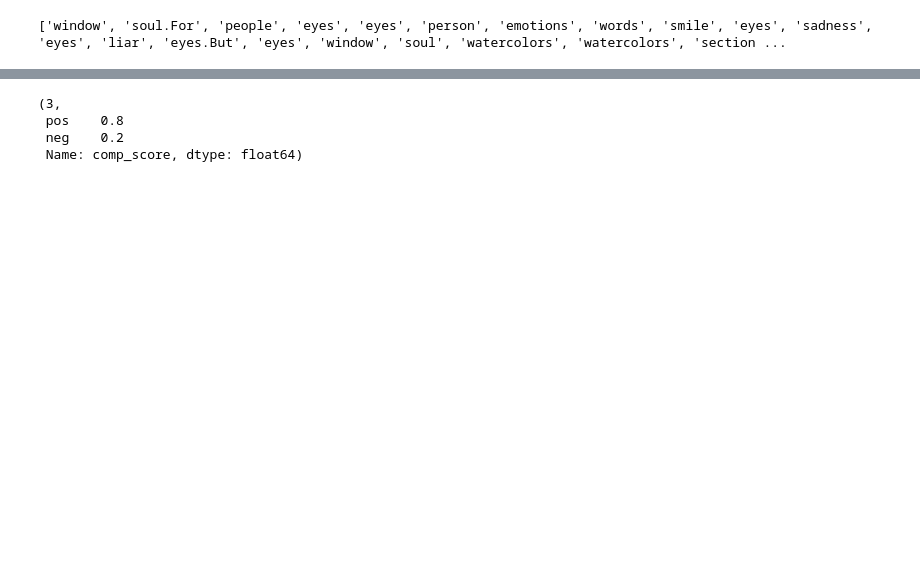
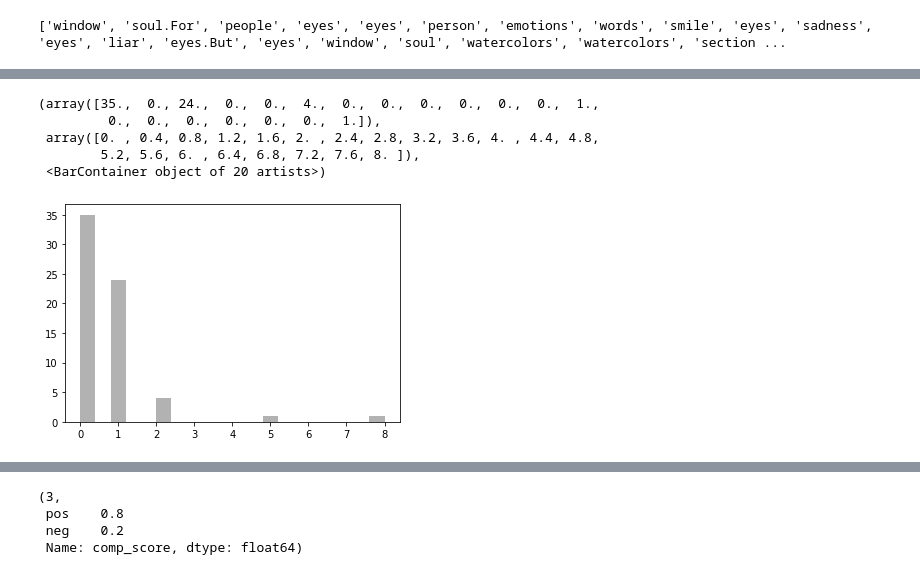
Before and after one commit to kwangilkimkenny/Story_Analysis, a Jupyter notebook: conflict_rising_action_graph.ipynb, the cells around one changed output, grey strips where cells are left out. Saved outputs shown, nothing was run; the diff lists cells and outputs as text; code cells hidden in the pictures; blank space fills up the shorter version.

Commit message:
get result of graph

```diff
--- a/conflict_rising_action_graph.ipynb
+++ b/conflict_rising_action_graph.ipynb
@@ -172,0 +265,6 @@ df_ # 이 겨래과에서는 92라는 숫자만 의미가 있지 >>> 총 문장
+# %%
+#문장에서 특정문자열(conflict_word)을 비교하여 존재유무 확인
+paragraph_structure = []
+for conflict_word in conf_words:
+    re = all_sentences_df['Sentences'].str.contains(conflict_word)
+    paragraph_structure.append(re)
@@ -172,0 +291,2 @@ df_ # 이 겨래과에서는 92라는 숫자만 의미가 있지 >>> 총 문장
+# %%
+pd_paragraph = pd.DataFrame(paragraph_structure)
@@ -172,0 +314,2 @@ df_ # 이 겨래과에서는 92라는 숫자만 의미가 있지 >>> 총 문장
+# %%
+pd_paragraph = pd_paragraph.replace({True: 1, False: 0})
@@ -172,0 +338,3 @@ df_ # 이 겨래과에서는 92라는 숫자만 의미가 있지 >>> 총 문장
+# %%
+pd_sum = pd_paragraph.loc["Sentences"].sum()
+pd_sum
@@ -172,0 +354,21 @@ df_ # 이 겨래과에서는 92라는 숫자만 의미가 있지 >>> 총 문장
+# %%
+#위 결괄르 그래프로 그려야 함
+
+%matplotlib inline
+
+## matplotlib의 pyplot import
+import matplotlib.pyplot as plt
+## numpy random를 import
+from numpy.random import randn
+
+fig = plt.figure()
+
+ax = fig.add_subplot(1,1,1)
+ax.hist(pd_sum, bins=20, color='k', alpha=0.3)
+# %% [output]
+(array([35.,  0., 24.,  0.,  0.,  4.,  0.,  0.,  0.,  0.,  0.,  0.,  1.,
+         0.,  0.,  0.,  0.,  0.,  0.,  1.]),
+ array([0. , 0.4, 0.8, 1.2, 1.6, 2. , 2.4, 2.8, 3.2, 3.6, 4. , 4.4, 4.8,
+        5.2, 5.6, 6. , 6.4, 6.8, 7.2, 7.6, 8. ]),
+ <BarContainer object of 20 artists>)
+[figure, added]
```
Also changed, not shown: parts of 17 cells of this notebook.
